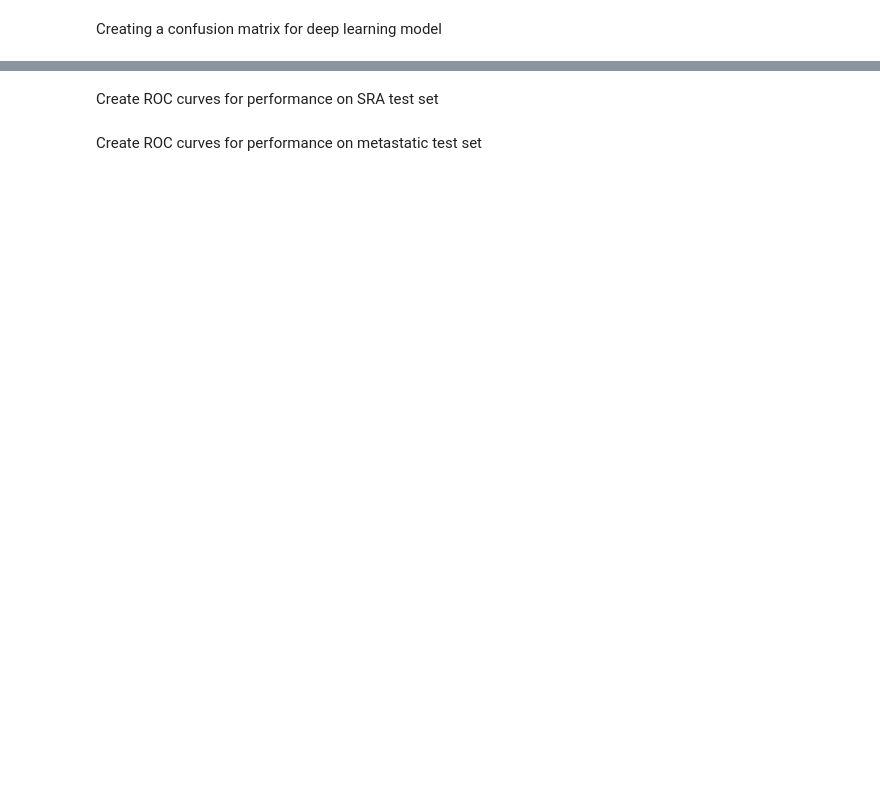
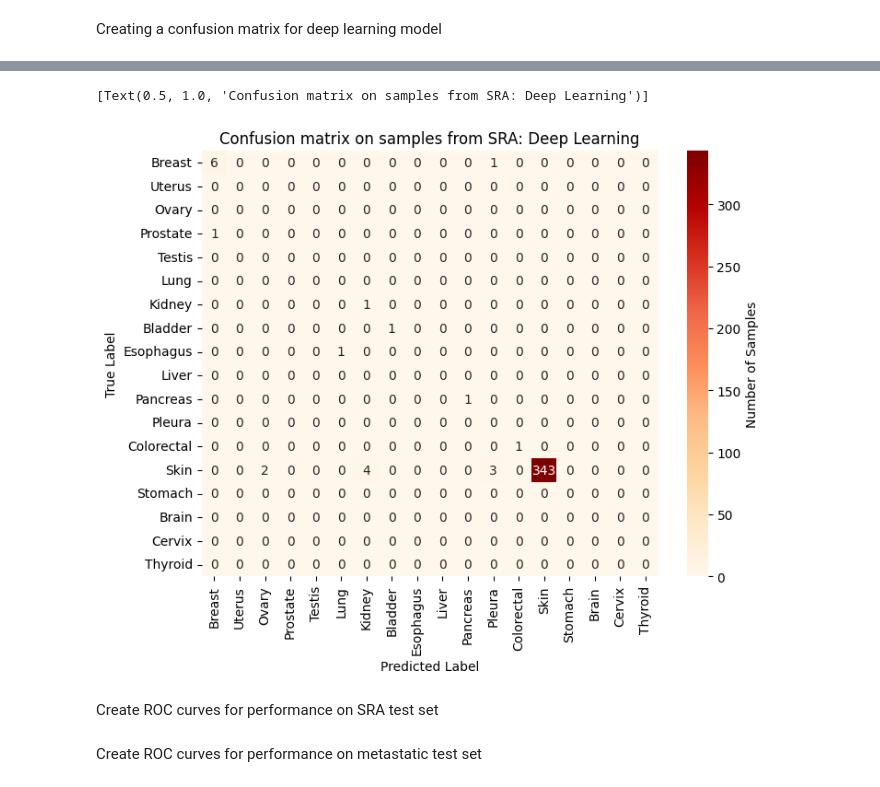
Before and after one commit to Anisha234/Identifying-Tissue-of-Origin-From-miRNA, a Jupyter notebook: miRNA_model_training_eval.ipynb, the cells around one changed output, grey strips where cells are left out. Drawn from its saved outputs; the diff is of its cells as text; code cells hidden in the pictures; blank space fills up the shorter version.

```diff
--- a/miRNA_model_training_eval.ipynb
+++ b/miRNA_model_training_eval.ipynb
@@ -585,17 +640,15 @@ Creating a confusion matrix for deep learning model
 # %%
 import matplotlib.pyplot as plt
 from sklearn.metrics import confusion_matrix
-conf_matrix = confusion_matrix(y_metastatic_tensor, output_metastatic,labels=list(range(len(disease_labels))))
 fig, ax = plt.subplots(figsize=(8,6), dpi=100)
-display = ConfusionMatrixDisplay(conf_matrix,display_labels=disease_labels)
-ax.set(title='Confusion Matrix on metastatic samples: Deep Learning')
-display.plot(ax=ax, xticks_rotation = 60)
-
-conf_matrix = confusion_matrix(y_sra_tensor, output_sra, labels=list(range(len(disease_labels))))
-fig, ax = plt.subplots(figsize=(8,6), dpi=100)
-display = ConfusionMatrixDisplay(conf_matrix,display_labels=disease_labels)
-ax.set(title='Confusion Matrix on samples from SRA: Deep Learning')
-display.plot(ax=ax, xticks_rotation = 60)
+sns.heatmap(conf_matrix, linewidths=0, annot = True, cmap = "OrRd", xticklabels=disease_labels,
+              yticklabels=disease_labels, fmt="d",cbar_kws={'label':'Number of Samples'})
+ax.set(xlabel="Predicted Label")
+ax.set(ylabel="True Label")
+ax.set(title='Confusion matrix on samples from SRA: Deep Learning')
+# %% [output]
+[Text(0.5, 1.0, 'Confusion matrix on samples from SRA: Deep Learning')]
+[figure, added]
 # %% [markdown]
 Create ROC curves for performance on SRA test set
 # %%
```
Also changed, not shown: parts of 7 cells of this notebook.
